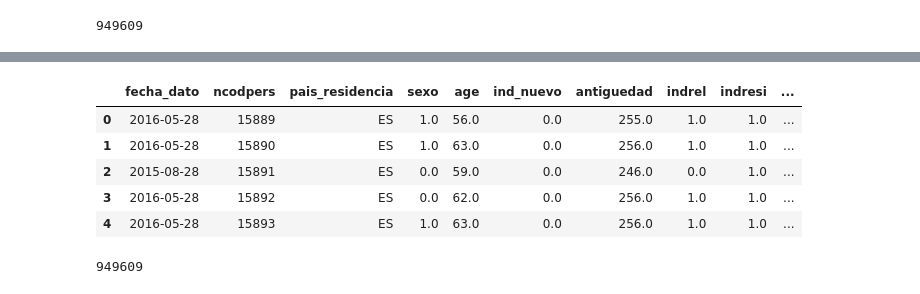
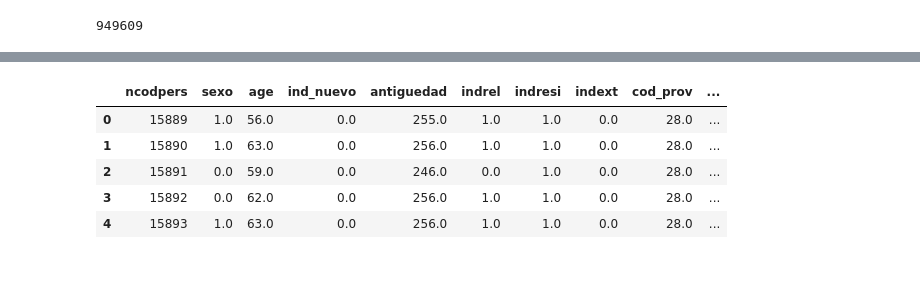
Before and after one commit to PetrShypila/Santander-Competition, a Jupyter notebook: notebooks/1-preprocessing.ipynb, the cells around one changed output, grey strips where cells are left out. Cells and saved outputs as stored; diff of their text form; code cells hidden in the pictures.

```diff
--- a/notebooks/1-preprocessing.ipynb
+++ b/notebooks/1-preprocessing.ipynb
@@ -254,15 +235,12 @@ df = df[new_cols_order]
-# %%
-df.head()
-# %% [output]
-|  | fecha_dato | ncodpers | pais_residencia | sexo | age | ind_nuevo | antiguedad | indrel | indresi | ... |
-| 0 | 2016-05-28 | 15889 | ES | 1.0 | 56.0 | 0.0 | 255.0 | 1.0 | 1.0 | ... |
-| 1 | 2016-05-28 | 15890 | ES | 1.0 | 63.0 | 0.0 | 256.0 | 1.0 | 1.0 | ... |
-| 2 | 2015-08-28 | 15891 | ES | 0.0 | 59.0 | 0.0 | 246.0 | 0.0 | 1.0 | ... |
-| 3 | 2016-05-28 | 15892 | ES | 0.0 | 62.0 | 0.0 | 256.0 | 1.0 | 1.0 | ... |
-| 4 | 2016-05-28 | 15893 | ES | 1.0 | 63.0 | 0.0 | 256.0 | 1.0 | 1.0 | ... |
+# %%
+df.drop(['fecha_dato', 'pais_residencia'], axis=1, inplace=True)
+df.head()
+# %% [output]
+|  | ncodpers | sexo | age | ind_nuevo | antiguedad | indrel | indresi | indext | cod_prov | ... |
+| 0 | 15889 | 1.0 | 56.0 | 0.0 | 255.0 | 1.0 | 1.0 | 0.0 | 28.0 | ... |
+| 1 | 15890 | 1.0 | 63.0 | 0.0 | 256.0 | 1.0 | 1.0 | 0.0 | 28.0 | ... |
+| 2 | 15891 | 0.0 | 59.0 | 0.0 | 246.0 | 0.0 | 1.0 | 0.0 | 28.0 | ... |
+| 3 | 15892 | 0.0 | 62.0 | 0.0 | 256.0 | 1.0 | 1.0 | 0.0 | 28.0 | ... |
+| 4 | 15893 | 1.0 | 63.0 | 0.0 | 256.0 | 1.0 | 1.0 | 0.0 | 28.0 | ... |
 # %%
 df.to_csv('../data/processed/train-processed.csv.gz', index=False, compression='gzip')
-# %%
-len(df.ncodpers.unique())
-# %% [output]
-949609
```
Also changed, not shown: parts of 7 cells of this notebook, 2 other files.
